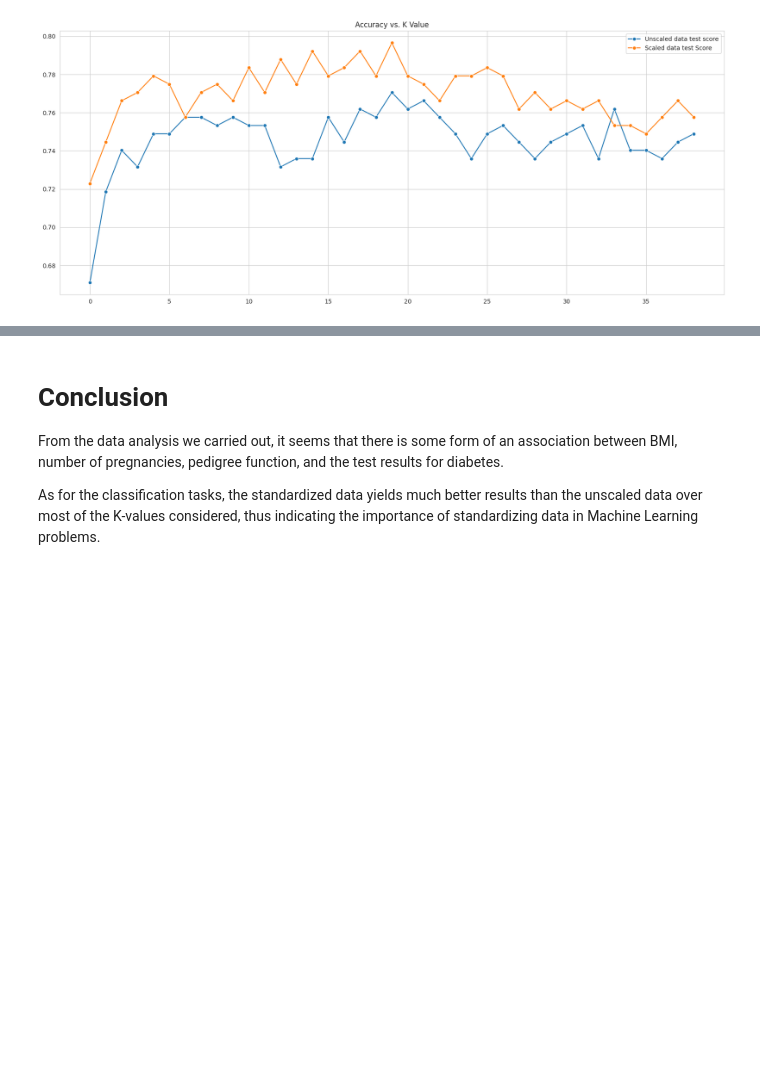
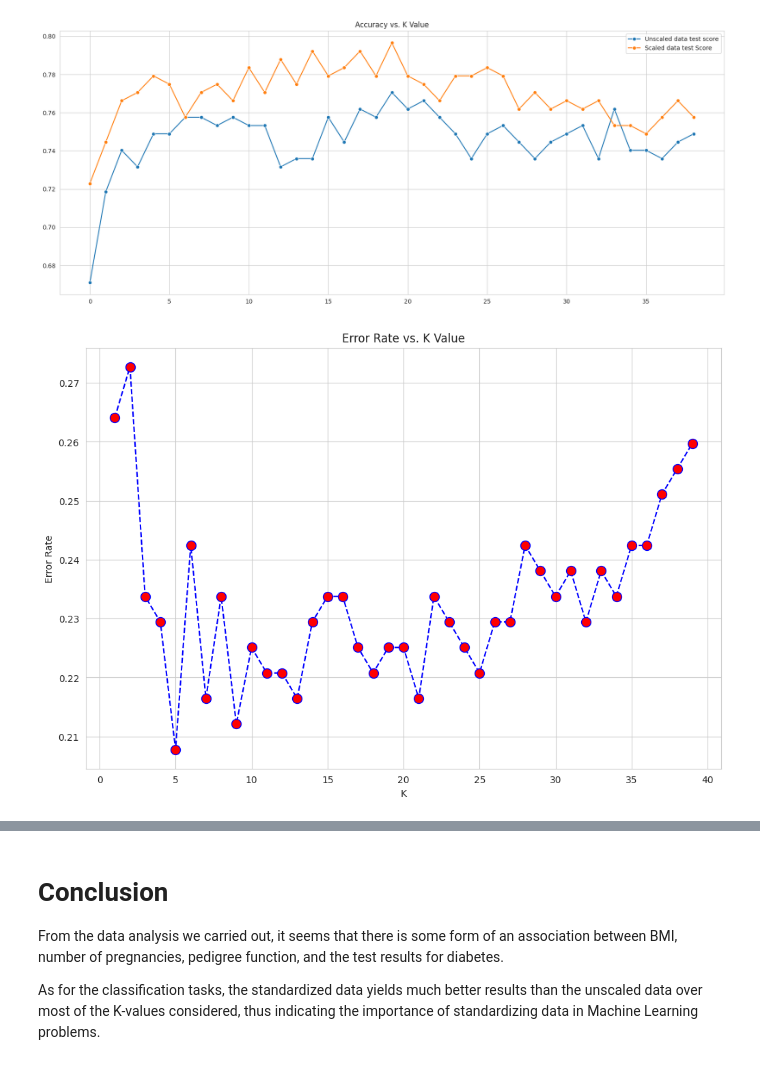
Before and after one commit to arushimathur2604/FMML-PROJECT2, a Jupyter notebook: Mod3_project.ipynb, the cells around one changed output, grey strips where cells are left out. Saved outputs shown, nothing was run; the diff lists cells and outputs as text; code cells hidden in the pictures; blank space fills up the shorter version.

```diff
--- a/Mod3_project.ipynb
+++ b/Mod3_project.ipynb
@@ -272,13 +307,13 @@ def plot_KNN_error_rate(xdata,ydata):
   train_scores = []
 
   ## [REQUIRED] Split the data into train and test sets in a 70:30 ratio (70% train, 30% test)
-  X_train, X_test, y_train, y_test = ## Write your code here (expected lines ~ 1)
+  X_train, X_test, y_train, y_test = train_test_split(xdata, ydata, test_size=0.3, random_state=101)
+
 
   for i in range(1,40):
-      ## [REQUIRED] Complete the code in the next three lines
-      knn = ## Write your code here. Initialize the KNN classifier with 'i' neighbours (expected lines ~ 1)
-      ## Write your code here. Fit the KNN model on the training set (expected lines ~ 1)
-      pred_i = ## Write your code here. Make predictions on the test set using KNN (expected lines ~ 1)
+      knn = KNeighborsClassifier(n_neighbors=i)
+      knn.fit(X_train, y_train)
+      pred_i = knn.predict(X_test)
 
       error_rate.append(np.mean(pred_i != y_test))
       train_scores.append(knn.score(X_train,y_train))
@@ -398,0 +424,43 @@ sns.lineplot(scaled_test_scores,marker='o',label='Scaled data test Score')
+# %%
+## TASK-7: Refer to MinMax Scaler provided in scikit-learn.
+## Use MinMax scaling on the dataset, and see the performance of KNN on this minmax-scaled dataset.
+from sklearn.preprocessing import MinMaxScaler
+from sklearn.model_selection import train_test_split
+from sklearn.neighbors import KNeighborsClassifier
+from sklearn.metrics import accuracy_score
+
+# Function to plot KNN error rate
+def plot_KNN_error_rate(xdata, ydata):
+    error_rate = []
+
+    X_train, X_test, y_train, y_test = train_test_split(xdata, ydata, test_size=0.3, random_state=101)
+
+    for i in range(1, 40):
+        knn = KNeighborsClassifier(n_neighbors=i)
+        knn.fit(X_train, y_train)
+
+        pred_i = knn.predict(X_test)
+        error_rate.append(np.mean(pred_i != y_test))
+
+    plt.figure(figsize=(12, 8))
+    plt.plot(range(1, 40), error_rate, color='blue', linestyle='dashed', marker='o', markerfacecolor='red', markersize=10)
+    plt.title('Error Rate vs. K Value')
+    plt.xlabel('K')
+    plt.ylabel('Error Rate')
+    plt.show()
+
+    return error_rate
+
+# Initialize the MinMaxScaler
+min_max_scaler = MinMaxScaler()
+
+# Fit and transform the data
+min_max_scaled_data = min_max_scaler.fit_transform(diabetes_data.drop('Outcome', axis=1))
+
+# Convert the scaled data back to a DataFrame
+min_max_scaled_df = pd.DataFrame(min_max_scaled_data, columns=diabetes_data.columns[:-1])
+
+# Plot KNN error rate for MinMax scaled data
+min_max_scaled_error_rate = plot_KNN_error_rate(min_max_scaled_data, diabetes_data['Outcome'])
+# %% [output]
+[figure, added]
```
Also changed, not shown: parts of 15 cells of this notebook.
